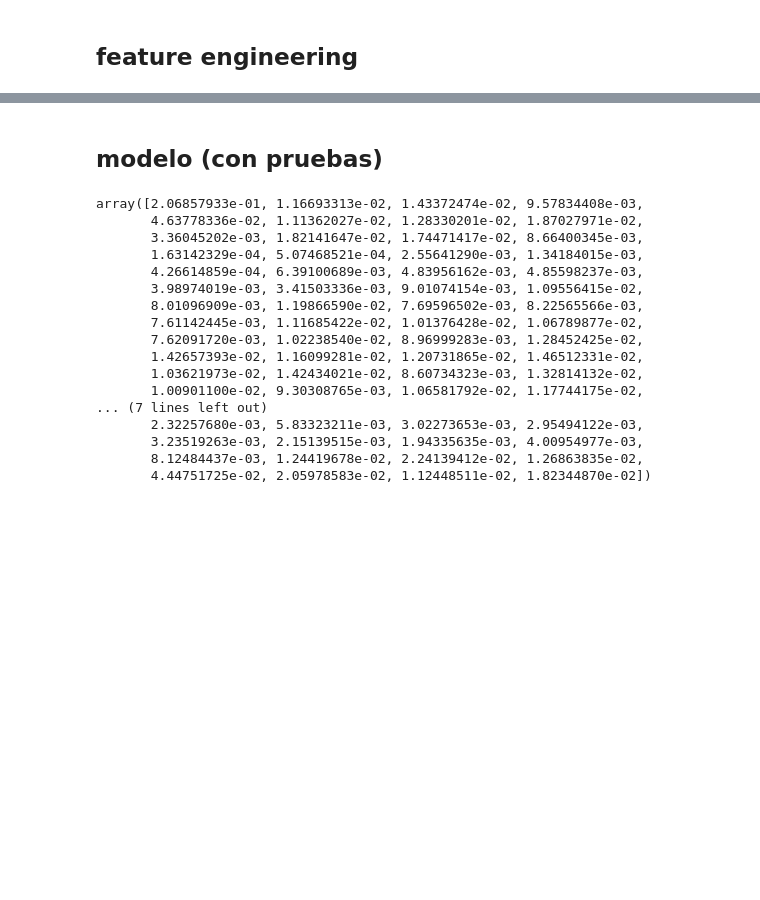
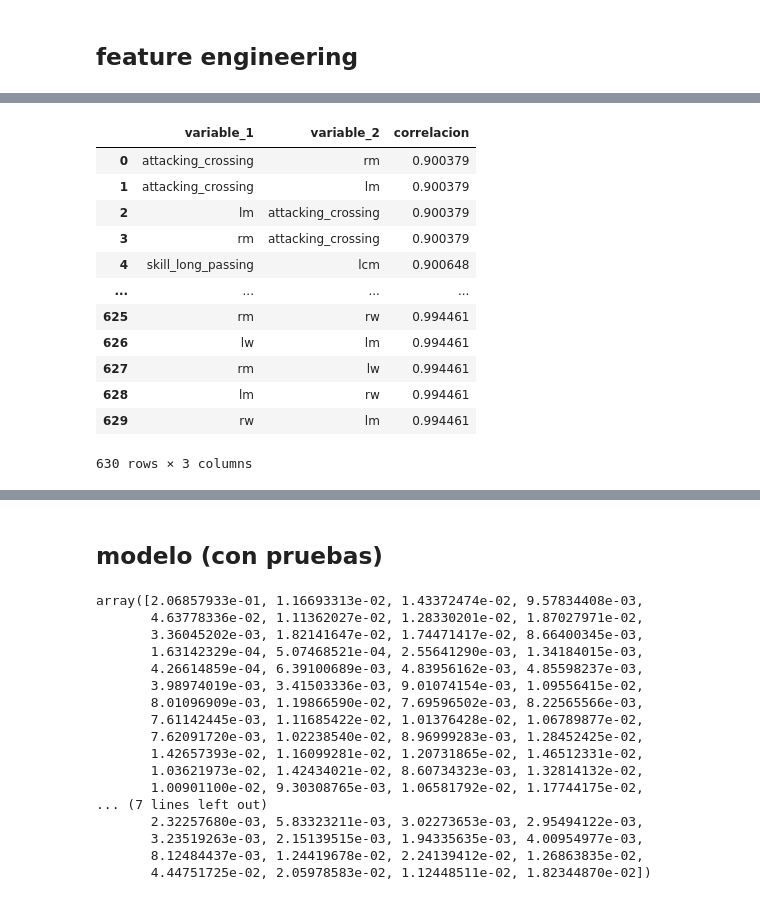
Before and after one commit to nathygonzalez/PR06-Machine-Learning-Group-Project, a Jupyter notebook: notebook_modelo.ipynb, the cells around one changed output, grey strips where cells are left out. Cells and saved outputs as stored; diff of their text form; code cells hidden in the pictures; blank space fills up the shorter version.

```diff
--- a/notebook_modelo.ipynb
+++ b/notebook_modelo.ipynb
@@ -25,0 +131,7 @@ array([15, 16, 14, 17, 87, 34, 13, 18, 85, 83,  8, 84, 12, 82,  9, 11, 80,
+# %%
+c = df.select_dtypes('number').corr().abs()
+
+s = c.unstack()
+so = s[s<1].sort_values(kind="quicksort")
+#so.shape
+print(so[so>0.90])
@@ -25,0 +151,20 @@ array([15, 16, 14, 17, 87, 34, 13, 18, 85, 83,  8, 84, 12, 82,  9, 11, 80,
+# %%
+df_corr=so.to_frame(name='correlacion')
+# %%
+df_corr=df_corr[df_corr['correlacion']>0.90].reset_index().rename(columns={'level_0':'variable_1','level_1':'variable_2'})
+# %%
+df_corr #Hay una alta coliniaridad entre 630 combinaciones de variables
+# %% [output]
+|  | variable_1 | variable_2 | correlacion |
+| 0 | attacking_crossing | rm | 0.900379 |
+| 1 | attacking_crossing | lm | 0.900379 |
+| 2 | lm | attacking_crossing | 0.900379 |
+| 3 | rm | attacking_crossing | 0.900379 |
+| 4 | skill_long_passing | lcm | 0.900648 |
+| ... | ... | ... | ... |
+| 625 | rm | rw | 0.994461 |
+| 626 | lw | lm | 0.994461 |
+| 627 | rm | lw | 0.994461 |
+| 628 | lm | rw | 0.994461 |
+| 629 | rw | lm | 0.994461 |
+630 rows × 3 columns
```
Also changed, not shown: parts of 35 cells of this notebook, 1 other file.
